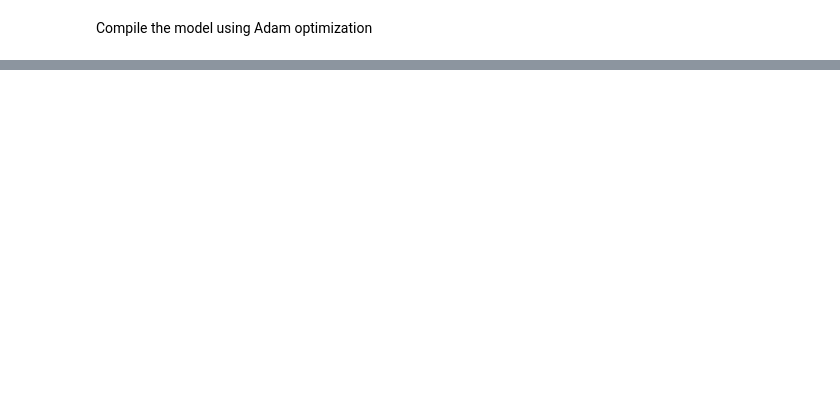
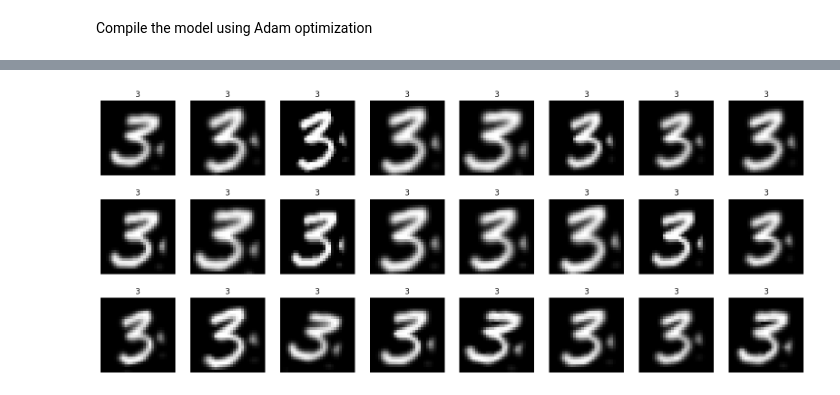
Before and after one commit to Kunritty/MNIST, a Jupyter notebook: Kaggle-MNIST-Competition.ipynb, the cells around one changed output, grey strips where cells are left out. Drawn from its saved outputs; the diff is of its cells as text; code cells hidden in the pictures; blank space fills up the shorter version.

```diff
--- a/Kaggle-MNIST-Competition.ipynb
+++ b/Kaggle-MNIST-Competition.ipynb
@@ -203,0 +182,26 @@ Epoch 10/10
+# %%
+#Data augmentation
+image_gen = keras.Sequential([
+    layers.RandomRotation(0.05),
+    layers.RandomZoom(0.15),
+    layers.RandomHeight(0.1),
+    layers.RandomWidth(0.1),
+    layers.Resizing(28, 28),
+])
+
+#Show some augmented examples
+image_index = 14
+n_rows, n_cols = 3, 8
+
+example = X_train[image_index]
+label = np.argmax(y_train[image_index])
+augmented_examples = [image_gen(example) for _ in range(n_rows*n_cols)]
+
+fig, axs = plt.subplots(n_rows, n_cols, figsize=(20, 8))
+axs = axs.flatten()
+for i in range(n_rows * n_cols):
+    axs[i].imshow(augmented_examples[i], cmap="gray")
+    axs[i].set_title(label)
+    axs[i].axis("off")
+# %% [output]
+[figure, added]
```
Also changed, not shown: parts of 7 cells of this notebook.
